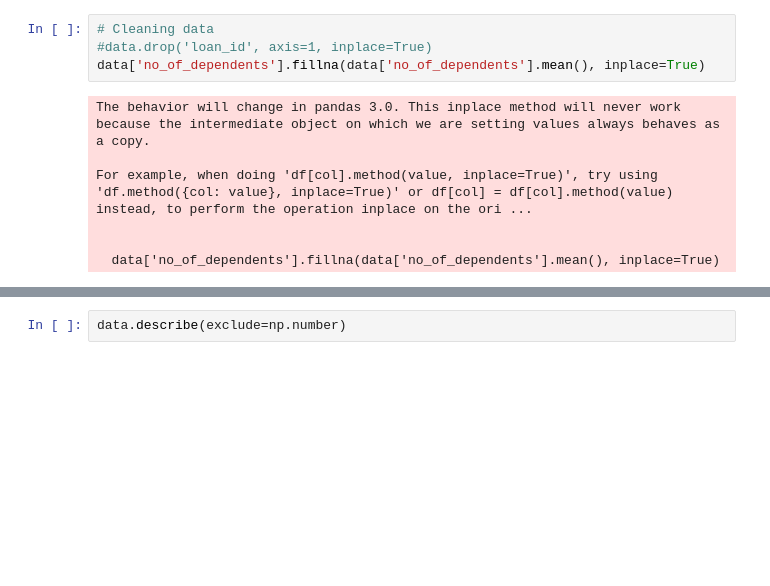
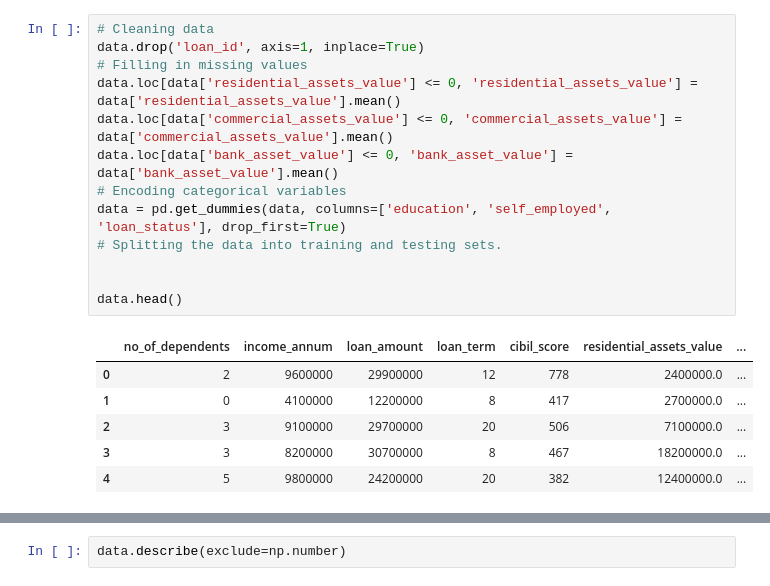
Before and after one commit to NaomiChoy03/undergrad-projects, a Jupyter notebook: Naomi Choy/LoanApprovalXGBoostClassifier.ipynb, the cells around one changed output, grey strips where cells are left out. Cells and saved outputs as stored; diff of their text form; blank space fills up the shorter version.

```diff
--- a/Naomi Choy/LoanApprovalXGBoostClassifier.ipynb
+++ b/Naomi Choy/LoanApprovalXGBoostClassifier.ipynb
@@ -21,17 +21,26 @@ data.head()
 | 2 | 3 | 3 | Graduate | No | 9100000 | 29700000 | 20 | ... |
 | 3 | 4 | 3 | Graduate | No | 8200000 | 30700000 | 8 | ... |
 | 4 | 5 | 5 | Not Graduate | Yes | 9800000 | 24200000 | 20 | ... |
-# %%
-# Cleaning data
-#data.drop('loan_id', axis=1, inplace=True)
-data['no_of_dependents'].fillna(data['no_of_dependents'].mean(), inplace=True)
-# %% [output]
-The behavior will change in pandas 3.0. This inplace method will never work because the intermediate object on which we are setting values always behaves as a copy.
-
-For example, when doing 'df[col].method(value, inplace=True)', try using 'df.method({col: value}, inplace=True)' or df[col] = df[col].method(value) instead, to perform the operation inplace on the ori ...
-
-
-  data['no_of_dependents'].fillna(data['no_of_dependents'].mean(), inplace=True)
+# %%
+# Cleaning data
+data.drop('loan_id', axis=1, inplace=True)
+# Filling in missing values
+data.loc[data['residential_assets_value'] <= 0, 'residential_assets_value'] = data['residential_assets_value'].mean()
+data.loc[data['commercial_assets_value'] <= 0, 'commercial_assets_value'] = data['commercial_assets_value'].mean()
+data.loc[data['bank_asset_value'] <= 0, 'bank_asset_value'] = data['bank_asset_value'].mean()
+# Encoding categorical variables
+data = pd.get_dummies(data, columns=['education', 'self_employed', 'loan_status'], drop_first=True)
+# Splitting the data into training and testing sets.
+
+
+data.head()
+# %% [output]
+|  | no_of_dependents | income_annum | loan_amount | loan_term | cibil_score | residential_assets_value | ... |
+| 0 | 2 | 9600000 | 29900000 | 12 | 778 | 2400000.0 | ... |
+| 1 | 0 | 4100000 | 12200000 | 8 | 417 | 2700000.0 | ... |
+| 2 | 3 | 9100000 | 29700000 | 20 | 506 | 7100000.0 | ... |
+| 3 | 3 | 8200000 | 30700000 | 8 | 467 | 18200000.0 | ... |
+| 4 | 5 | 9800000 | 24200000 | 20 | 382 | 12400000.0 | ... |
 # %%
 data.describe()
 # %% [output]
```
Also changed, not shown: parts of 1 cell of this notebook.
